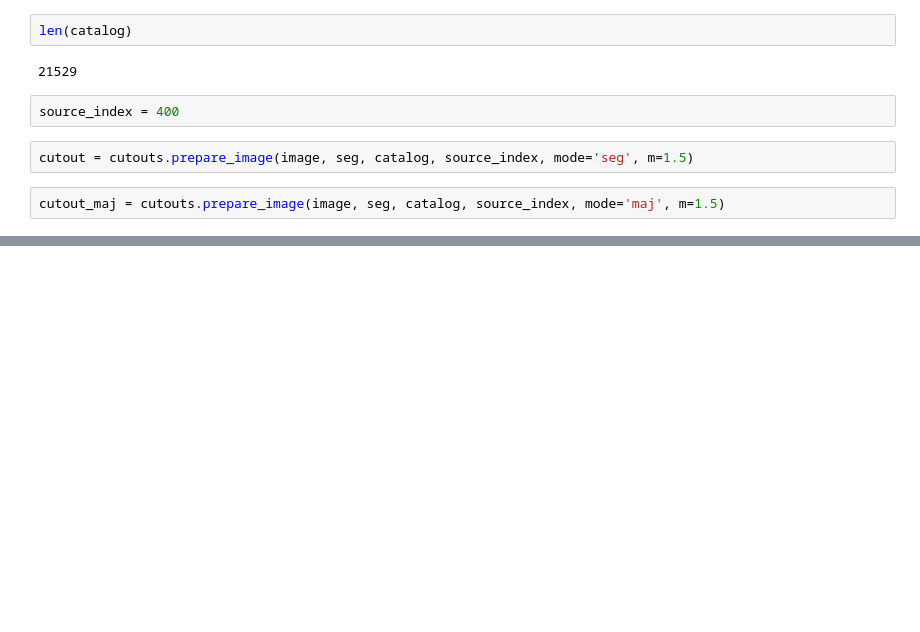
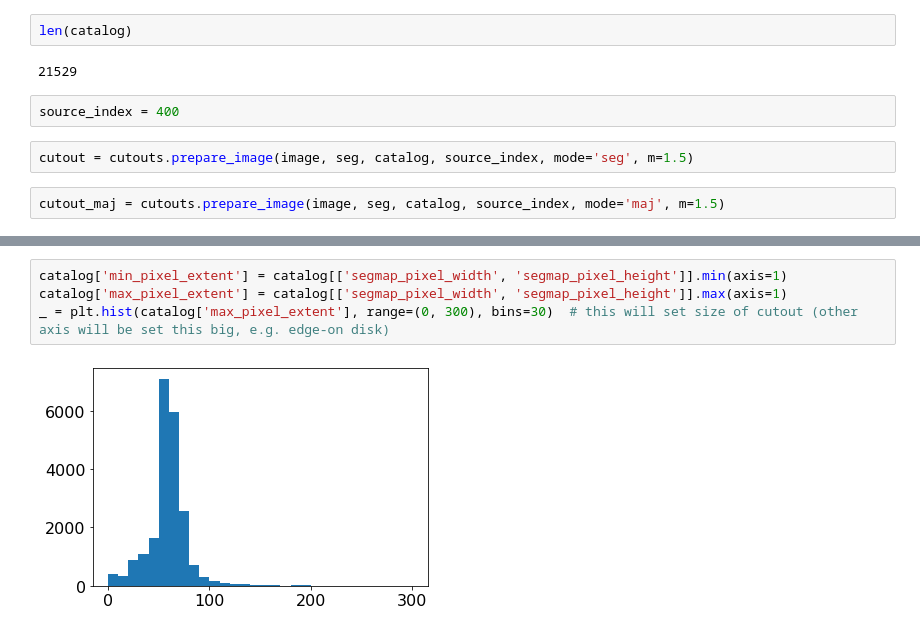
Before and after one commit to mwalmsley/zoobot-euclid, a Jupyter notebook: development/tester.ipynb, the cells around one changed output, grey strips where cells are left out. Saved outputs shown, nothing was run; the diff lists cells and outputs as text; blank space fills up the shorter version.

```diff
--- a/development/tester.ipynb
+++ b/development/tester.ipynb
@@ -118,0 +201,6 @@ create_plots(image, seg, catalog, n_examples=30)
+# %%
+catalog['min_pixel_extent'] = catalog[['segmap_pixel_width', 'segmap_pixel_height']].min(axis=1)
+catalog['max_pixel_extent'] = catalog[['segmap_pixel_width', 'segmap_pixel_height']].max(axis=1)
+_ = plt.hist(catalog['max_pixel_extent'], range=(0, 300), bins=30)  # this will set size of cutout (other axis will be set this big, e.g. edge-on disk)
+# %% [output]
+[figure, added]
```
Also changed, not shown: parts of 17 cells of this notebook, 2 other files.
